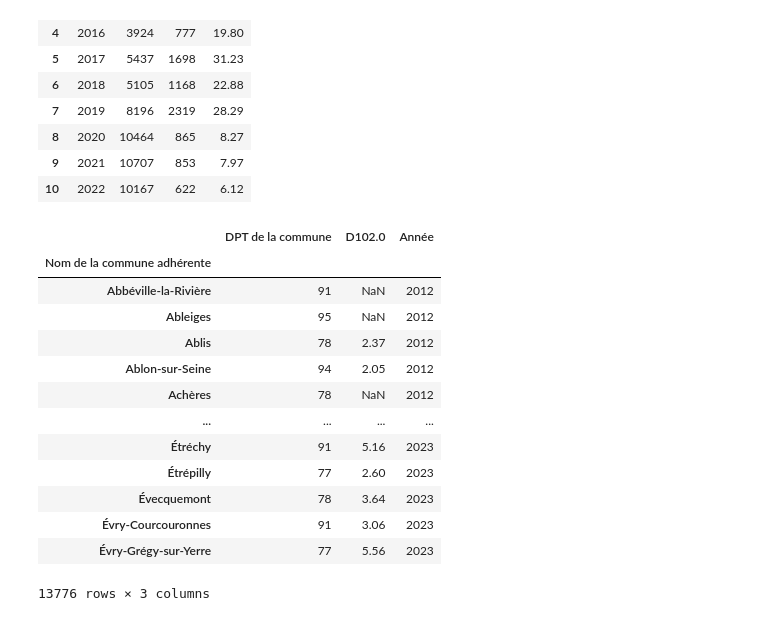
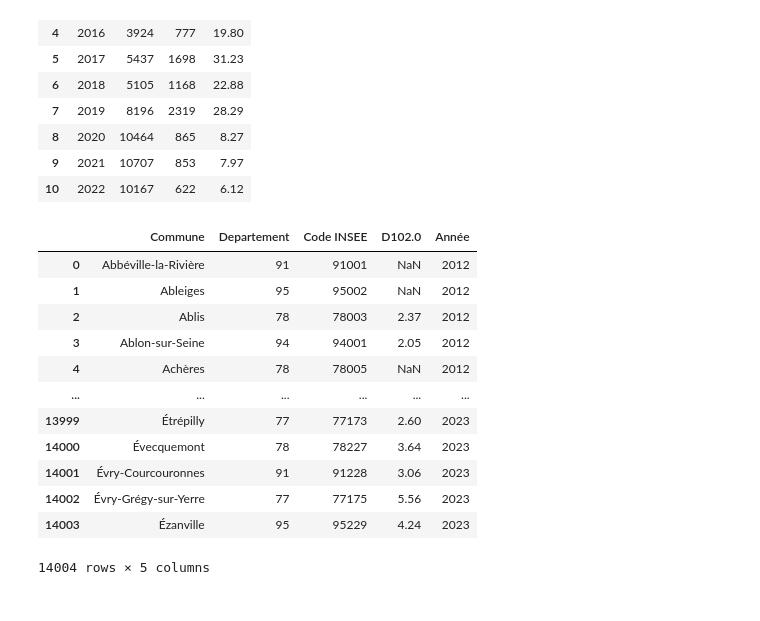
Before and after one commit to Garvoz/AquaVision, a Jupyter notebook: docs/recherche/boucle.ipynb, the cells around one changed output. Cells and saved outputs as stored; diff of their text form; code cells hidden in the pictures.

Commit message:
prix assainissement

```diff
--- a/docs/recherche/boucle.ipynb
+++ b/docs/recherche/boucle.ipynb
@@ -22,6 +22,7 @@ df_base
 # %%
 # Filtrage du df pour récupérer les communes que l'on veut
-df_base = df_base[df_base['DPT de la commune'].isin(['75', '77', '78', '91', '92', '93', '94', '95'])][["DPT de la commune", "Nom de la commune adhérente", "Identifiant SISPEA de la collectivité de l'entité de gestion à laquelle la commune adhère"]]
+df_base = df_base[df_base['DPT de la commune'].isin(['75', '77', '78', '91', '92', '93', '94', '95'])][["DPT de la commune", "Nom de la commune adhérente", "Code INSEE de la commune adhérente", "Identifiant SISPEA de la collectivité de l'entité de gestion à laquelle la commune adhère"]]
+df_base = df_base.rename({"Code INSEE de la commune adhérente" : "Code INSEE", "Nom de la commune adhérente" : "Commune", "DPT de la commune" : "Departement"}, axis = 1)
 # %%
 df_base
 # %% [output]
@@ -77,47 +78,48 @@ df_final
 # %%
 
 df_list = []
 
 for annee in range(2012, 2024):
     df = pd.read_csv("C:/Users/Antoine/Documents/AquaVision/donnees/brutes/eau_potable/tarifs_AEP_" + str(annee) + ".csv", encoding="Windows-1252", sep=";", low_memory=False)
 
     df['Id SISPEA de la collectivité'] = df['Id SISPEA de la collectivité'].str.replace('CollectivityId=', '').astype(int)
 
     df = df[['Id SISPEA de la collectivité', 'D102.0']]
 
     df_temp = pd.merge(df_base, df, how = 'left', left_on = "Identifiant SISPEA de la collectivité de l'entité de gestion à laquelle la commune adhère", right_on = "Id SISPEA de la collectivité").drop(["Identifiant SISPEA de la collectivité de l'entité de gestion à laquelle la commune adhère", "Id SISPEA de la collectivité"], axis = 1)
 
 
     df_temp['D102.0'] = df_temp['D102.0'].str.replace(",", ".").astype(float)
 
     df_temp = df_temp.fillna(0)
 
-    df_temp = df_temp.groupby('Nom de la commune adhérente').max()
+    df_temp = df_temp.groupby('Commune').max()
 
     df_temp['Année'] = annee
+
+    df_temp = df_temp.reset_index()
 
     df_list.append(df_temp)
 
 # Concatenation de tous les DataFrames accumulés dans la liste
-df_prix = pd.concat(df_list)
+df_prix = pd.concat(df_list, ignore_index = True)
 
 df_prix['D102.0'] = df_prix['D102.0'].apply(lambda x : np.nan if x ==0 else round(x , 2))
 
 df_prix
 # %% [output]
-|  | DPT de la commune | D102.0 | Année |
-| Nom de la commune adhérente |  |  |  |
-| Abbéville-la-Rivière | 91 | NaN | 2012 |
-| Ableiges | 95 | NaN | 2012 |
-| Ablis | 78 | 2.37 | 2012 |
-| Ablon-sur-Seine | 94 | 2.05 | 2012 |
-| Achères | 78 | NaN | 2012 |
-| ... | ... | ... | ... |
-| Étréchy | 91 | 5.16 | 2023 |
-| Étrépilly | 77 | 2.60 | 2023 |
-| Évecquemont | 78 | 3.64 | 2023 |
-| Évry-Courcouronnes | 91 | 3.06 | 2023 |
-| Évry-Grégy-sur-Yerre | 77 | 5.56 | 2023 |
+|  | Commune | Departement | Code INSEE | D102.0 | Année |
+| 0 | Abbéville-la-Rivière | 91 | 91001 | NaN | 2012 |
+| 1 | Ableiges | 95 | 95002 | NaN | 2012 |
+| 2 | Ablis | 78 | 78003 | 2.37 | 2012 |
+| 3 | Ablon-sur-Seine | 94 | 94001 | 2.05 | 2012 |
+| 4 | Achères | 78 | 78005 | NaN | 2012 |
+| ... | ... | ... | ... | ... | ... |
+| 13999 | Étrépilly | 77 | 77173 | 2.60 | 2023 |
+| 14000 | Évecquemont | 78 | 78227 | 3.64 | 2023 |
+| 14001 | Évry-Courcouronnes | 91 | 91228 | 3.06 | 2023 |
+| 14002 | Évry-Grégy-sur-Yerre | 77 | 77175 | 5.56 | 2023 |
+| 14003 | Ézanville | 95 | 95229 | 4.24 | 2023 |
-13776 rows × 3 columns
+14004 rows × 5 columns
 # %%
 df_prix.to_csv("C:/Users/Antoine/Documents/AquaVision/donnees/nettoyees/tarifs_eau_potable.csv", index = False)
```
Also changed, not shown: parts of 4 cells of this notebook, 27 other files.
